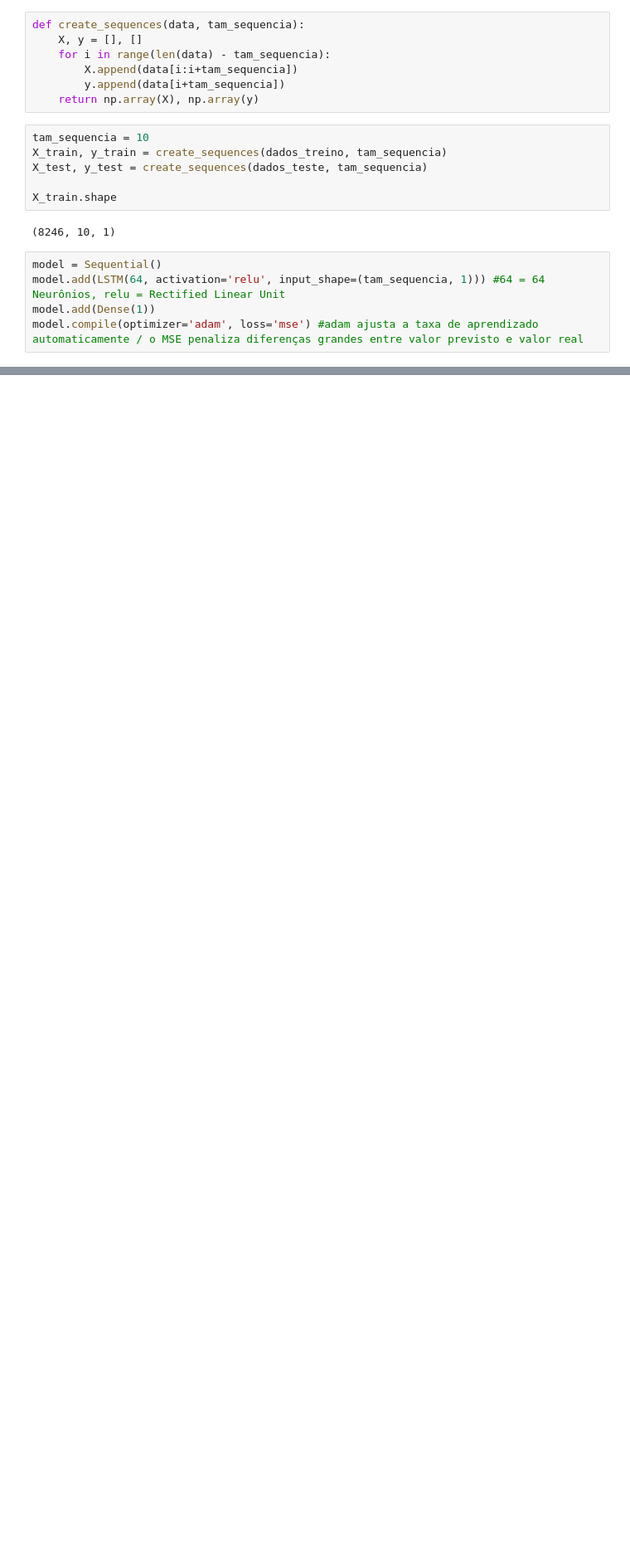
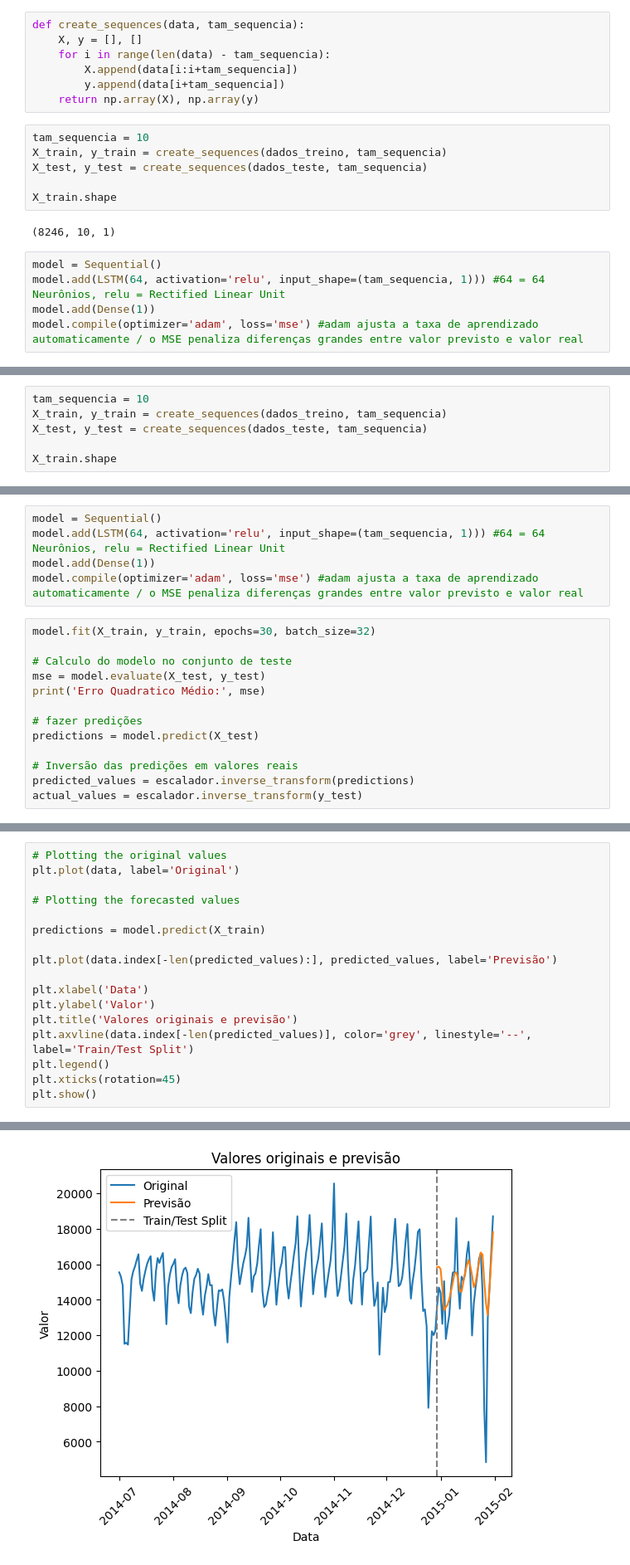
Before and after one commit to MurilowJr/Lab06-IA, a Jupyter notebook: Series temporais/aiforecasting.ipynb, the cells around one changed output, grey strips where cells are left out. Shown at 83% size. Saved outputs shown, nothing was run; the diff lists cells and outputs as text; blank space fills up the shorter version.

```diff
--- a/Series temporais/aiforecasting.ipynb
+++ b/Series temporais/aiforecasting.ipynb
@@ -155,0 +253,6 @@ plt.show()
+# %%
+tam_sequencia = 10
+X_train, y_train = create_sequences(dados_treino, tam_sequencia)
+X_test, y_test = create_sequences(dados_teste, tam_sequencia)
+
+X_train.shape
@@ -155,0 +261,18 @@ plt.show()
+# %%
+model = Sequential()
+model.add(LSTM(64, activation='relu', input_shape=(tam_sequencia, 1))) #64 = 64 Neurônios, relu = Rectified Linear Unit
+model.add(Dense(1))
+model.compile(optimizer='adam', loss='mse') #adam ajusta a taxa de aprendizado automaticamente / o MSE penaliza diferenças grandes entre valor previsto e valor real
+# %%
+model.fit(X_train, y_train, epochs=30, batch_size=32)
+
+# Calculo do modelo no conjunto de teste
+mse = model.evaluate(X_test, y_test)
+print('Erro Quadratico Médio:', mse)
+
+# fazer predições
+predictions = model.predict(X_test)
+
+# Inversão das predições em valores reais
+predicted_values = escalador.inverse_transform(predictions)
+actual_values = escalador.inverse_transform(y_test)
@@ -155,0 +305,18 @@ plt.show()
+# %%
+# Plotting the original values
+plt.plot(data, label='Original')
+
+# Plotting the forecasted values
+
+predictions = model.predict(X_train)
+
+plt.plot(data.index[-len(predicted_values):], predicted_values, label='Previsão')
+
+plt.xlabel('Data')
+plt.ylabel('Valor')
+plt.title('Valores originais e previsão')
+plt.axvline(data.index[-len(predicted_values)], color='grey', linestyle='--', label='Train/Test Split')
+plt.legend()
+plt.xticks(rotation=45)
+plt.show()
+# %% [output]
@@ -155,0 +324 @@ plt.show()
+[figure, added]
```
Also changed, not shown: parts of 19 cells of this notebook, 1 other file.
